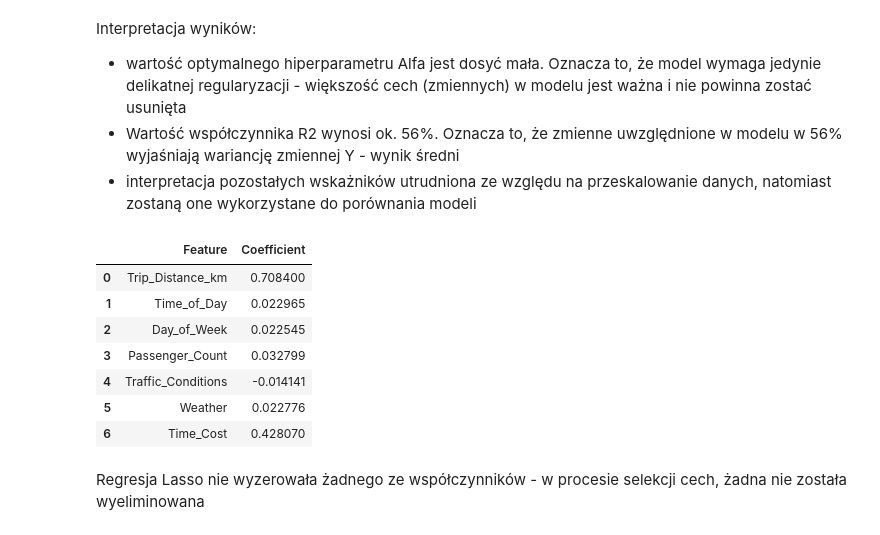
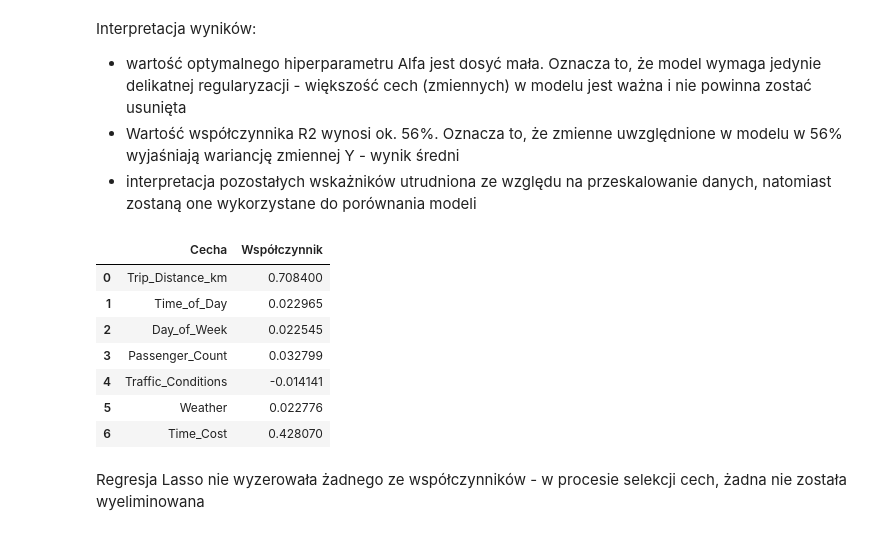
Before and after one commit to jurewiczM/PUM_Ptojekt_2025, a Jupyter notebook: Project_preprocessing.ipynb, the cells around one changed output. Cells and saved outputs as stored; diff of their text form; code cells hidden in the pictures.

```diff
--- a/Project_preprocessing.ipynb
+++ b/Project_preprocessing.ipynb
@@ -631,16 +631,16 @@ Interpretacja wyników:
 # %%
 #sprawdzenie, które ze współczynników mają wartość 0
 coefficients = best_lasso.coef_
 feature_names = X_train.columns
 
 coef_df = pd.DataFrame({
-    'Feature': feature_names,
-    'Coefficient': coefficients
+    'Cecha': feature_names,
+    'Współczynnik': coefficients
 })
 
 coef_df
 # %% [output]
-|  | Feature | Coefficient |
+|  | Cecha | Współczynnik |
 | 0 | Trip_Distance_km | 0.708400 |
 | 1 | Time_of_Day | 0.022965 |
 | 2 | Day_of_Week | 0.022545 |
```
